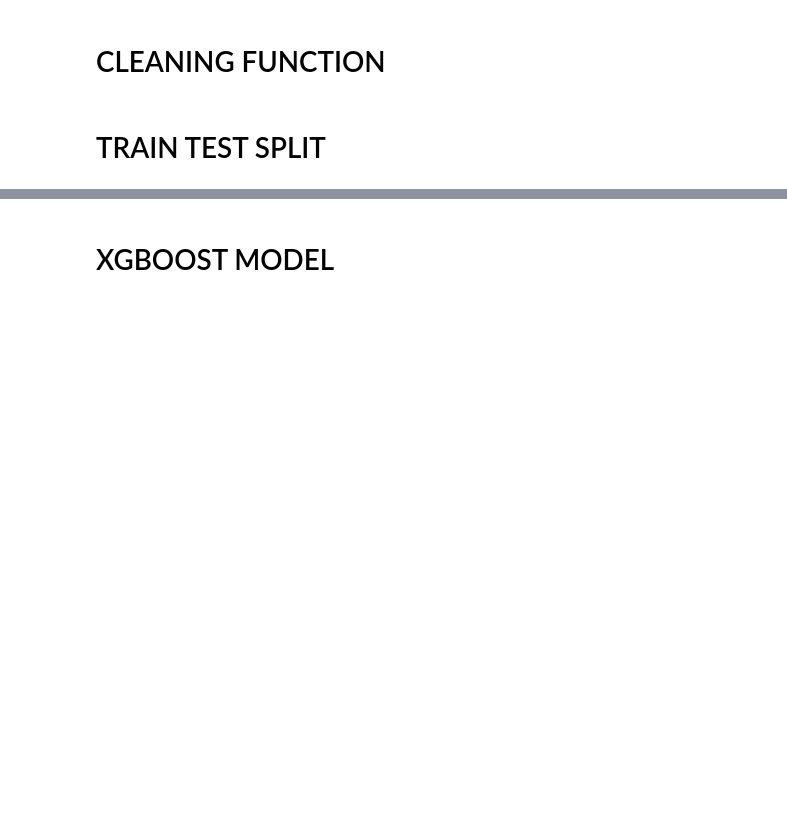
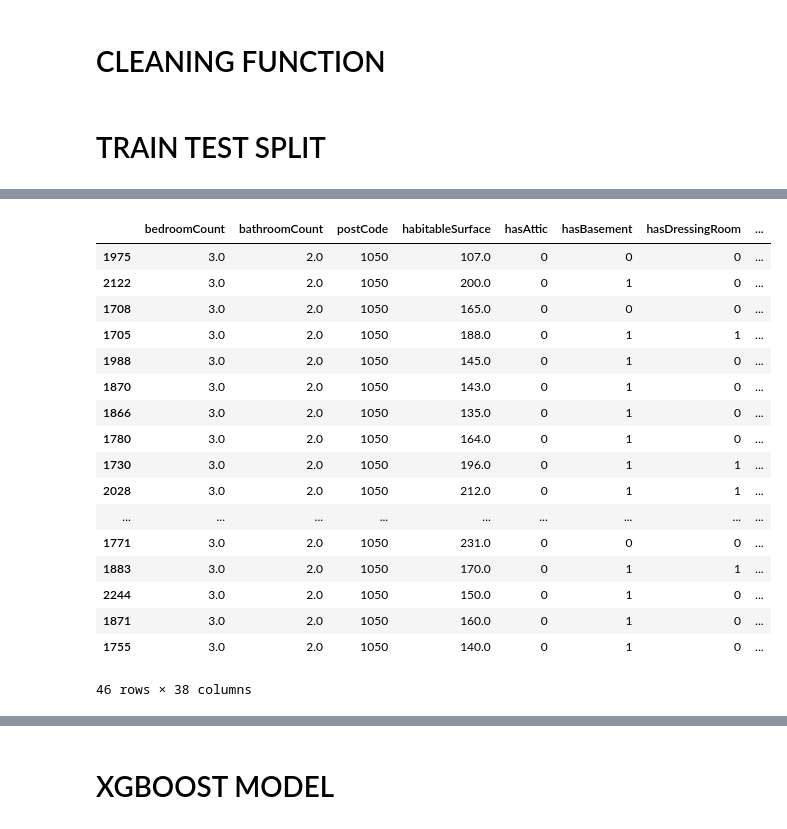
Before and after one commit to elsarrive/immoeliza_predictions, a Jupyter notebook: predictions_immoeliza_elsa.ipynb, the cells around one changed output, grey strips where cells are left out. Cells and saved outputs as stored; diff of their text form; code cells hidden in the pictures; blank space fills up the shorter version.

```diff
--- a/predictions_immoeliza_elsa.ipynb
+++ b/predictions_immoeliza_elsa.ipynb
@@ -16,5 +16,4 @@ import xgboost as xgb
 import pickle
 # %%
 df = pd.read_csv('Kangaroo.csv')
-
-df.province.unique()
+df.drop(columns=['Unnamed: 0'], axis=1, inplace=True)
@@ -401,8 +429,6 @@ def transform_cleaning_traintestsplit(df, stats, is_training=True):
 
     #### Remove rows where there is any missing
     """
-
-    df = df.copy()
 
     # REGRESSION IMPUTATION
     for feature, features_related in [('toiletCount', ['bedroomCount', 'bathroomCount', 'toiletCount', 'habitableSurface']),
@@ -432,7 +458,7 @@ def transform_cleaning_traintestsplit(df, stats, is_training=True):
 
     # REMOVE ROWS WHERE NAN
     if is_training :
-        df_final = df[~df.isna().any(axis=1)].copy()
+        df_final = df[~df.isna().any(axis=1)]
 
     else:
         df_final = df
@@ -491,3 +500,30 @@ X_test_clean  = transform_cleaning_traintestsplit(X_test, stats_from_X_train)
 scaler = StandardScaler()
 X_train_scaled = scaler.fit_transform(X_train_clean)
 X_test_scaled = scaler.transform(X_test_clean)
+# %%
+filtered = X_train_clean.loc[
+    (X_train_clean['postCode'] == 1050) &
+    (X_train_clean['bedroomCount'] == 3) &
+    (X_train_clean['bathroomCount'] == 2)
+]
+
+filtered
+# %% [output]
+|  | bedroomCount | bathroomCount | postCode | habitableSurface | hasAttic | hasBasement | hasDressingRoom | ... |
+| 1975 | 3.0 | 2.0 | 1050 | 107.0 | 0 | 0 | 0 | ... |
+| 2122 | 3.0 | 2.0 | 1050 | 200.0 | 0 | 1 | 0 | ... |
+| 1708 | 3.0 | 2.0 | 1050 | 165.0 | 0 | 0 | 0 | ... |
+| 1705 | 3.0 | 2.0 | 1050 | 188.0 | 0 | 1 | 1 | ... |
+| 1988 | 3.0 | 2.0 | 1050 | 145.0 | 0 | 1 | 0 | ... |
+| 1870 | 3.0 | 2.0 | 1050 | 143.0 | 0 | 1 | 0 | ... |
+| 1866 | 3.0 | 2.0 | 1050 | 135.0 | 0 | 1 | 0 | ... |
+| 1780 | 3.0 | 2.0 | 1050 | 164.0 | 0 | 1 | 0 | ... |
+| 1730 | 3.0 | 2.0 | 1050 | 196.0 | 0 | 1 | 1 | ... |
+| 2028 | 3.0 | 2.0 | 1050 | 212.0 | 0 | 1 | 1 | ... |
+| ... | ... | ... | ... | ... | ... | ... | ... | ... |
+| 1771 | 3.0 | 2.0 | 1050 | 231.0 | 0 | 0 | 0 | ... |
+| 1883 | 3.0 | 2.0 | 1050 | 170.0 | 0 | 1 | 1 | ... |
+| 2244 | 3.0 | 2.0 | 1050 | 150.0 | 0 | 1 | 0 | ... |
+| 1871 | 3.0 | 2.0 | 1050 | 160.0 | 0 | 1 | 0 | ... |
+| 1755 | 3.0 | 2.0 | 1050 | 140.0 | 0 | 1 | 0 | ... |
+46 rows × 38 columns
```
Also changed, not shown: parts of 7 cells of this notebook, 3 other files.
